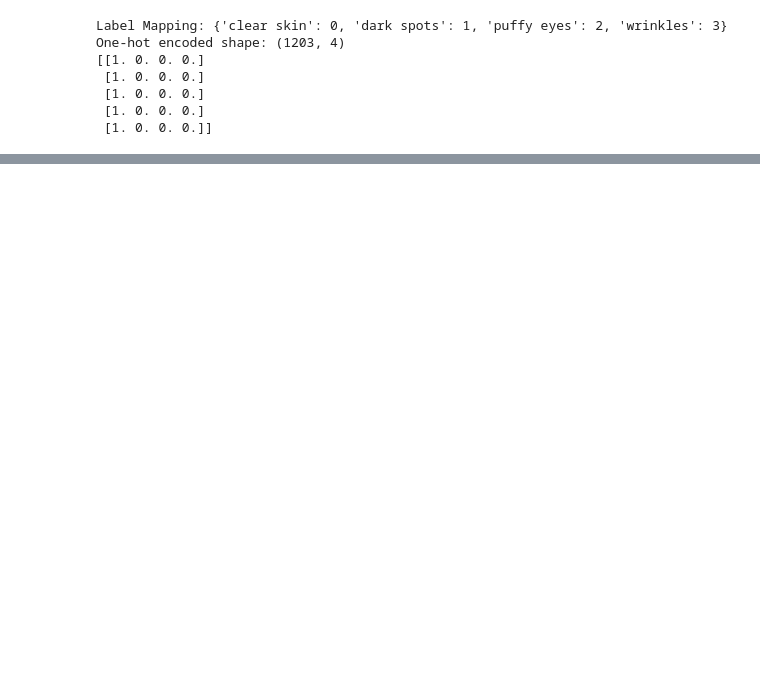
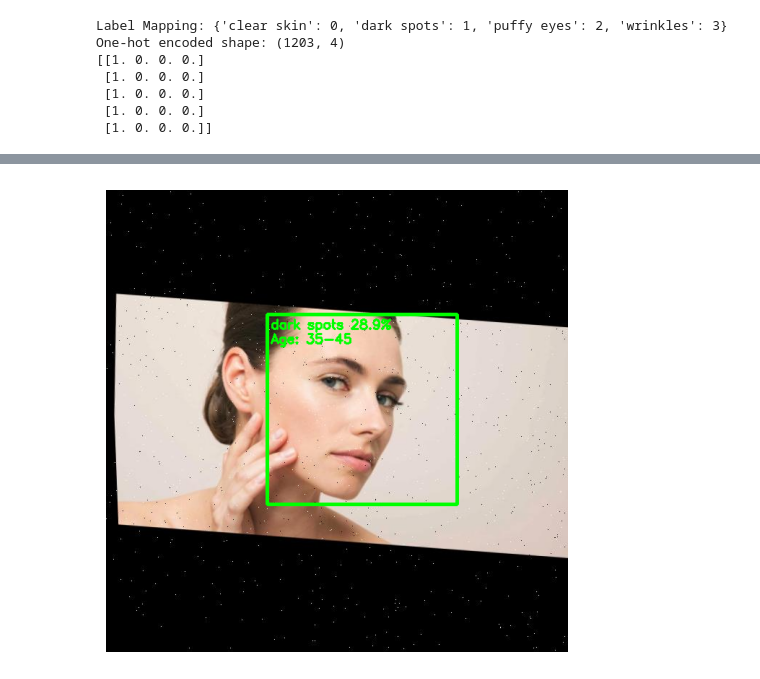
Before and after one commit to Springboard-Mentor-DermalScan/AI-DermalScan_Batch9, a Jupyter notebook: DermalScan_Workflow.ipynb, the cells around one changed output, grey strips where cells are left out. Saved outputs shown, nothing was run; the diff lists cells and outputs as text; code cells hidden in the pictures; blank space fills up the shorter version.

```diff
--- a/DermalScan_Workflow.ipynb
+++ b/DermalScan_Workflow.ipynb
@@ -162,0 +282,10 @@ Validation shape: (241, 224, 224, 3)
+# %%
+face_cascade = cv2.CascadeClassifier(
+    cv2.data.haarcascades + "haarcascade_frontalface_default.xml"
+)
+# %%
+def preprocess_face(face_img):
+    face_img = cv2.resize(face_img, (224, 224))
+    face_img = face_img / 255.0
+    face_img = np.expand_dims(face_img, axis=0)
+    return face_img
@@ -162,0 +299,10 @@ Validation shape: (241, 224, 224, 3)
+# %%
+def estimate_age(class_name):
+    if class_name == "clear skin":
+        return "18-25"
+    elif class_name == "puffy eyes":
+        return "25-35"
+    elif class_name == "dark spots":
+        return "35-45"
+    elif class_name == "wrinkles":
+        return "45+"
@@ -162,0 +388,9 @@ Validation shape: (241, 224, 224, 3)
+# %%
+dataset_root = r"DATASET-20251202T142134Z-1-001/DATASET"
+
+cls = random.choice(os.listdir(dataset_root))
+img_name = random.choice(os.listdir(os.path.join(dataset_root, cls)))
+test_image = os.path.join(dataset_root, cls, img_name)
+
+predict_aging_clean(test_image)
+# %% [output]
@@ -162,0 +398 @@ Validation shape: (241, 224, 224, 3)
+[figure, added]
```
Also changed, not shown: parts of 17 cells of this notebook.
